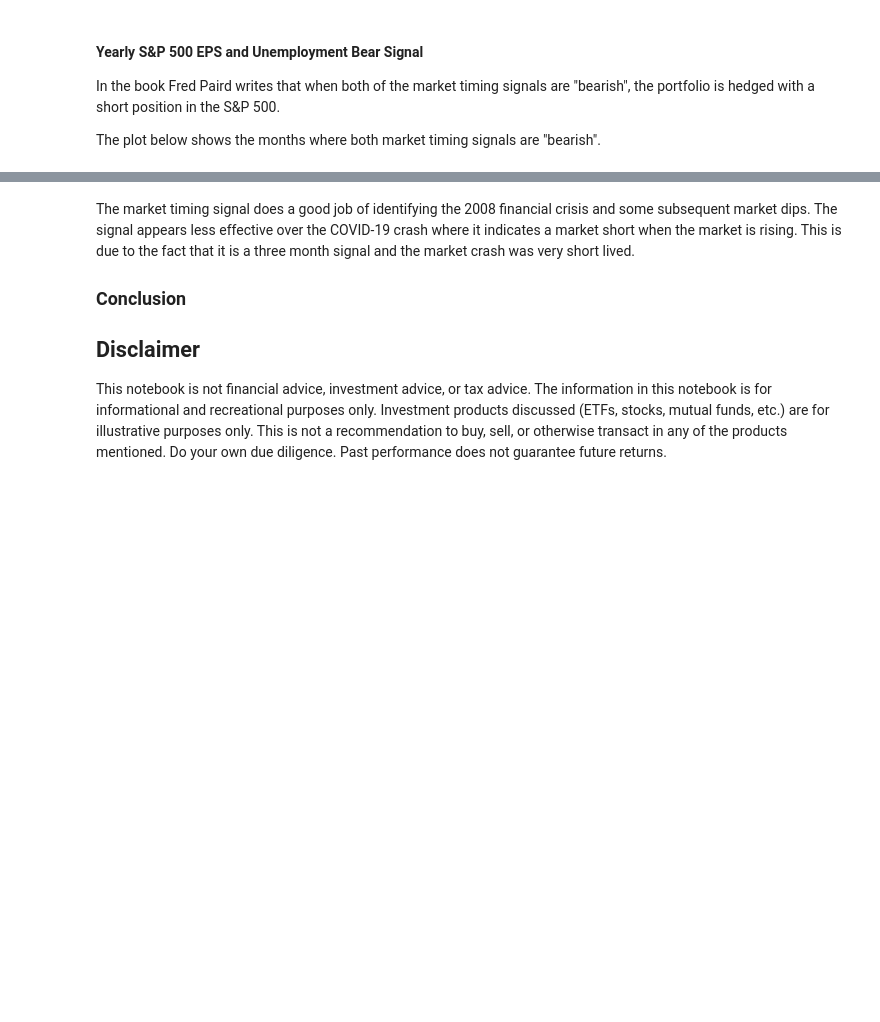
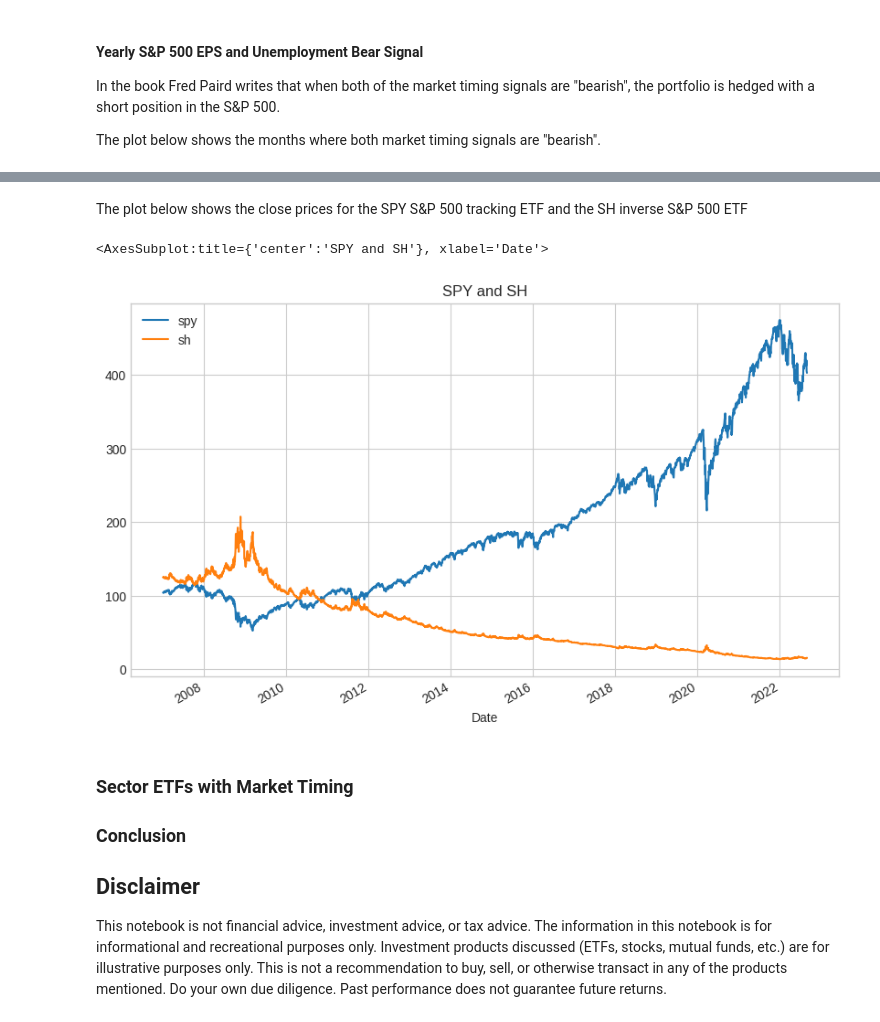
Before and after one commit to IanLKaplan/lazy_fundamental_analyst, a Jupyter notebook: lazy_fundamental_analyst.ipynb, the cells around one changed output, grey strips where cells are left out. Cells and saved outputs as stored; diff of their text form; code cells hidden in the pictures; blank space fills up the shorter version.

Commit message:
Started adding code for portfolio calculation.

```diff
--- a/lazy_fundamental_analyst.ipynb
+++ b/lazy_fundamental_analyst.ipynb
@@ -210,6 +212,21 @@ import jsonpickle as jp
 import tempfile
 
 plt.style.use('seaborn-whitegrid')
+
+def df_concat(df1: pd.DataFrame, df2: pd.DataFrame) -> pd.DataFrame:
+    """
+    Concatenate two DataFrame objects with Datetime indexes. By forcing
+    conversion to a Datetime index this can avoid mismatches on
+    concatenation due to time (hours, minutes and seconds).
+    :param df1:
+    :param df2:
+    :return:
+    """
+    df1.index = pd.to_datetime(df1.index)
+    df2.index = pd.to_datetime(df2.index)
+    df_concat = pd.concat([df1, df2], axis=1)
+    return df_concat
+
 
 def convert_date(some_date):
     if type(some_date) == str:
@@ -619,9 +764,38 @@ plot_hedge(spy_close_df, spy_bear_df, 'EPS and Unemployment Momentum Bear Signal
+# %%
+sh_data_file = 'sh_close.csv'
+sh_close_df = get_market_data(file_name=sh_data_file,
+                               data_col='Close',
+                               symbols=['sh'],
+                               data_source='yahoo',
+                               start_date=start_date,
+                               end_date=end_date)
+
+qqq_data_file = 'qqq_close.csv'
+qqq_close_df = get_market_data(file_name=qqq_data_file,
+                               data_col='Close',
+                               symbols=['qqq'],
+                               data_source='yahoo',
+                               start_date=start_date,
+                               end_date=end_date)
+
+spy_and_sh_df = df_concat(spy_close_df, sh_close_df)
+# %% [markdown]
+<p>
+The plot below shows the close prices for the SPY S&P 500 tracking ETF and the SH inverse S&P 500 ETF
+</p>
+# %%
+
+
+spy_and_sh_df.plot(grid=True, title='SPY and SH', figsize=(10,6))
+# %% [output]
+<AxesSubplot:title={'center':'SPY and SH'}, xlabel='Date'>
+[figure, added]
 # %% [markdown]
-<p>
-The market timing signal does a good job of identifying the 2008 financial crisis and some subsequent market dips.
-The signal appears less effective over the COVID-19 crash where it indicates a market short when the market is rising.
-This is due to the fact that it is a three month signal and the market crash was very short lived.
-</p>
+
+<h3>
+Sector ETFs with Market Timing
+</h3>
+
 <h3>
 Conclusion
 </h3>
```
Also changed, not shown: parts of 7 cells of this notebook, 1 other file.
